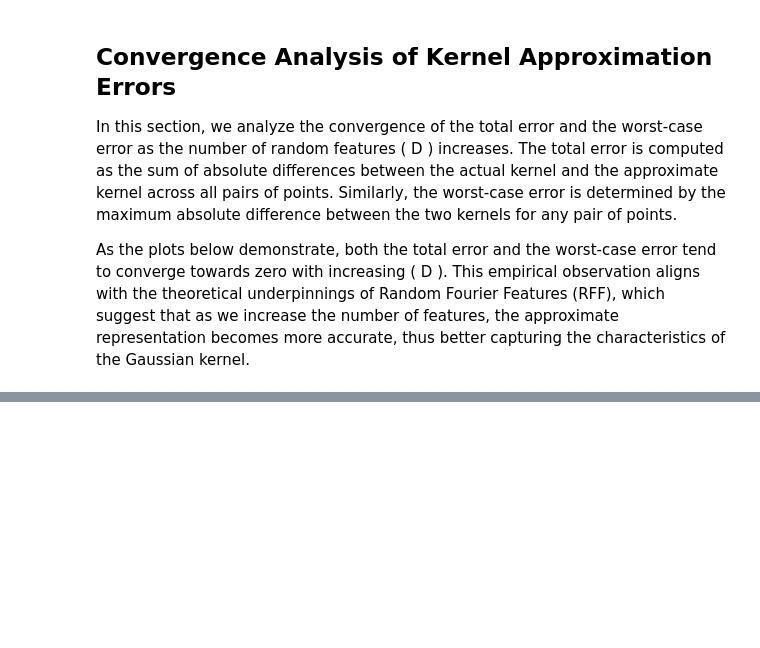
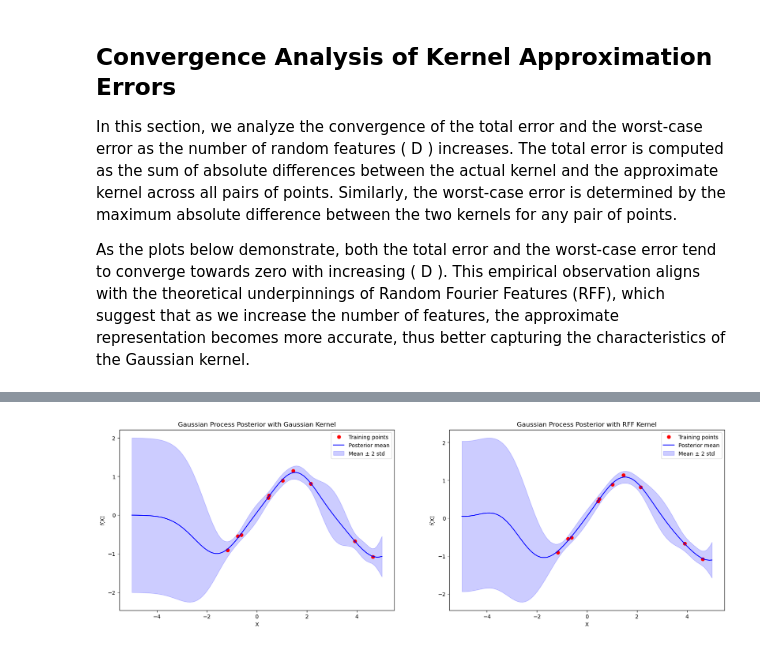
Before and after one commit to rfarell/2007_RahimiRecht_RandomFeaturesKernel, a Jupyter notebook: RFF.ipynb, the cells around one changed output, grey strips where cells are left out. Drawn from its saved outputs; the diff is of its cells as text; code cells hidden in the pictures; blank space fills up the shorter version.

Commit message:
Added posterior distributions

```diff
--- a/RFF.ipynb
+++ b/RFF.ipynb
@@ -142,0 +147,84 @@ plt.savefig('rff_worst_case_error.png')
+# %%
+import numpy as np
+import matplotlib.pyplot as plt
+
+# Gaussian Kernel function
+def gaussian_kernel(x1, x2, length_scale=1.0):
+    return np.exp(-0.5 * np.linalg.norm(x1 - x2)**2 / length_scale**2)
+
+# RFF Kernel functions
+def sample_omega(D, dimension):
+    omega = np.random.normal(loc=0.0, scale=1, size=(D, dimension))
+    return omega
+
+def approximate_kernel(X1, X2, omega, D):
+    Z1 = np.sqrt(1/D) * np.hstack((np.cos(X1 @ omega.T), np.sin(X1 @ omega.T)))
+    Z2 = np.sqrt(1/D) * np.hstack((np.cos(X2 @ omega.T), np.sin(X2 @ omega.T)))
+    return Z1 @ Z2.T
+
+# Generate covariance matrix
+def generate_covariance_matrix(X1, X2, kernel_function):
+    num_points_X1 = len(X1)
+    num_points_X2 = len(X2)
+    covariance_matrix = np.zeros((num_points_X1, num_points_X2))
+    for i in range(num_points_X1):
+        for j in range(num_points_X2):
+            covariance_matrix[i, j] = kernel_function(X1[i], X2[j])
+    return covariance_matrix
+
+# Shared parameters
+N = 10  # Sample points
+noise_std = 0.1  # Noise standard deviation
+np.random.seed(0)
+X_train = np.sort(np.random.uniform(-5, 5, N))
+Y_train = np.sin(X_train) + np.random.normal(0, noise_std, N)
+X_pred = np.linspace(-5, 5, 100)
+
+# Gaussian Kernel Computations
+K_gauss = generate_covariance_matrix(X_train, X_train, gaussian_kernel) + noise_std**2 * np.eye(N)
+K_s_gauss = generate_covariance_matrix(X_train, X_pred, gaussian_kernel)
+K_ss_gauss = generate_covariance_matrix(X_pred, X_pred, gaussian_kernel)
+K_inv_gauss = np.linalg.inv(K_gauss)
+mu_s_gauss = K_s_gauss.T @ K_inv_gauss @ Y_train
+cov_s_gauss = K_ss_gauss - K_s_gauss.T @ K_inv_gauss @ K_s_gauss
+std_s_gauss = np.sqrt(np.diag(cov_s_gauss))
+
+# RFF Kernel Computations
+D = 100  # Number of random features
+omega = sample_omega(D, 1)
+X_train_rff = X_train[:, np.newaxis]
+X_pred_rff = X_pred[:, np.newaxis]
+K_rff = approximate_kernel(X_train_rff, X_train_rff, omega, D) + noise_std**2 * np.eye(N)
+K_s_rff = approximate_kernel(X_train_rff, X_pred_rff, omega, D)
+K_ss_rff = approximate_kernel(X_pred_rff, X_pred_rff, omega, D)
+K_inv_rff = np.linalg.inv(K_rff)
+mu_s_rff = K_s_rff.T @ K_inv_rff @ Y_train
+cov_s_rff = K_ss_rff - K_s_rff.T @ K_inv_rff @ K_s_rff
+std_s_rff = np.sqrt(np.diag(cov_s_rff))
+
+# Plotting
+plt.figure(figsize=(20, 6))
+
+# Gaussian Kernel Plot
+plt.subplot(1, 2, 1)
+plt.plot(X_train, Y_train, 'ro', label='Training points')
+plt.plot(X_pred, mu_s_gauss, 'b-', label='Posterior mean')
+plt.fill_between(X_pred, mu_s_gauss - 2*std_s_gauss, mu_s_gauss + 2*std_s_gauss, color='blue', alpha=0.2, label='Mean ± 2 std')
+plt.title('Gaussian Process Posterior with Gaussian Kernel')
+plt.xlabel('X')
+plt.ylabel('f(X)')
+plt.legend()
+
+# RFF Kernel Plot
+plt.subplot(1, 2, 2)
+plt.plot(X_train, Y_train, 'ro', label='Training points')
+plt.plot(X_pred, mu_s_rff, 'b-', label='Posterior mean')
+plt.fill_between(X_pred.ravel(), mu_s_rff - 2*std_s_rff, mu_s_rff + 2*std_s_rff, color='blue', alpha=0.2, label='Mean ± 2 std')
+plt.title('Gaussian Process Posterior with RFF Kernel')
+plt.xlabel('X')
+plt.ylabel('f(X)')
+plt.legend()
+
+plt.show()
+# %% [output]
+[figure, added]
```
Also changed, not shown: parts of 3 cells of this notebook, 3 other files.
